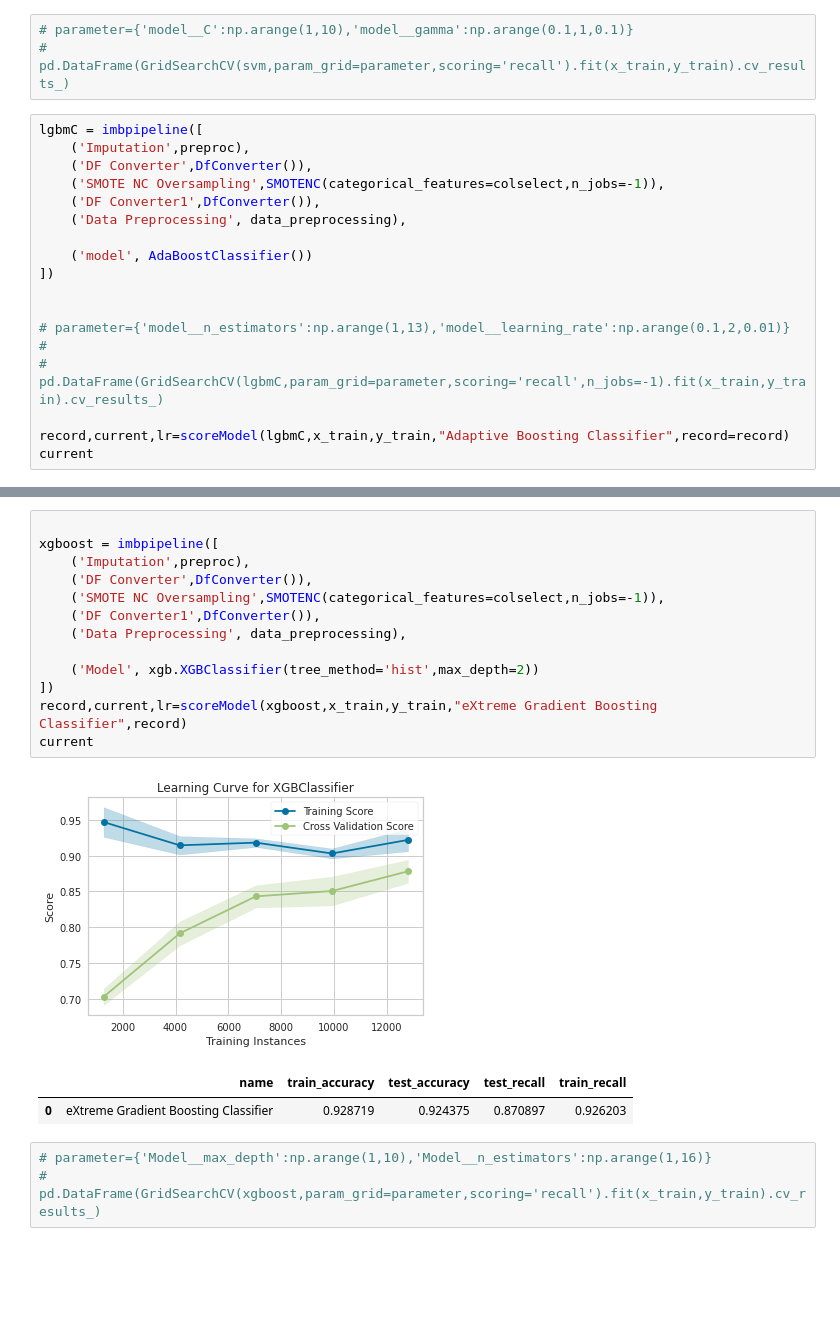
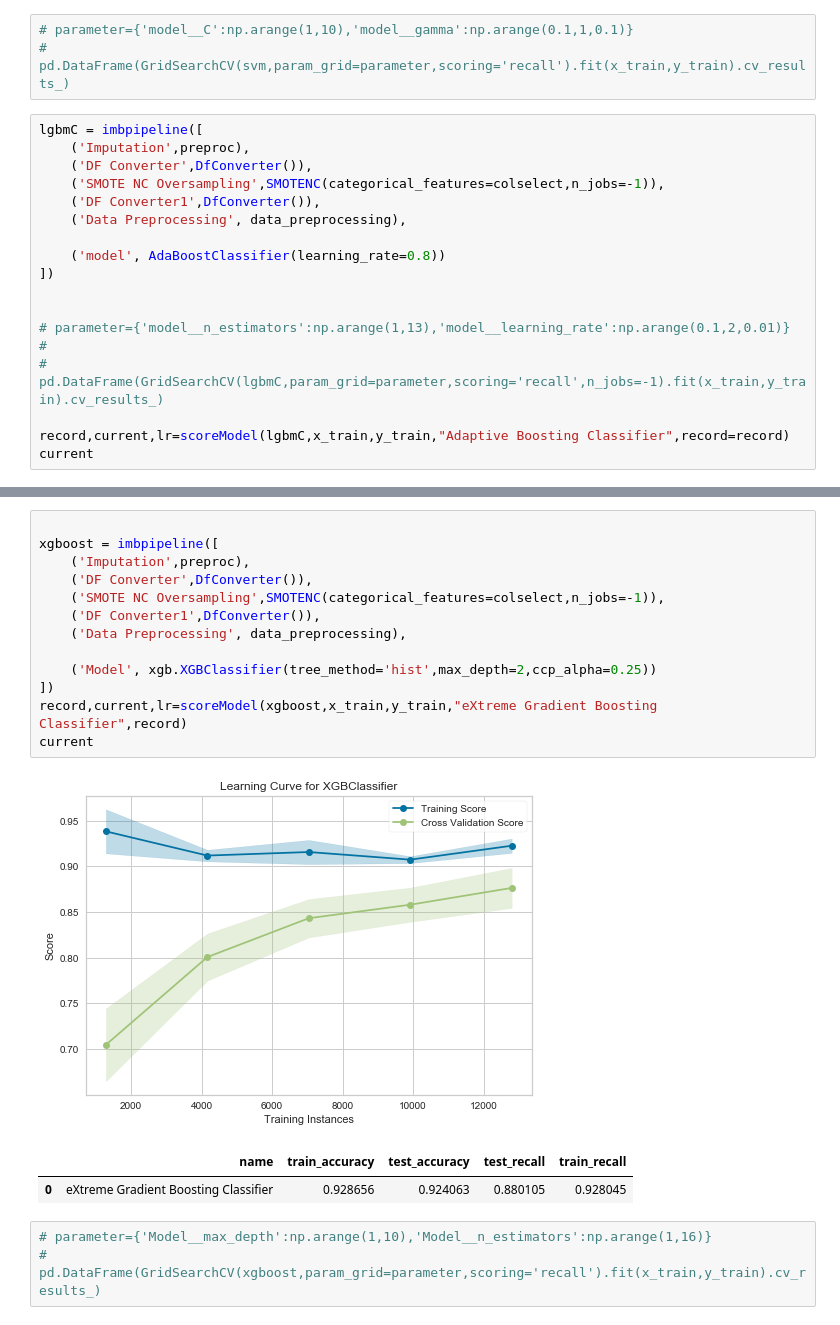
Before and after one commit to zhuofan-16/Machine_Failure_Prediction, a Jupyter notebook: Machine_Classification.ipynb, the cells around one changed output, grey strips where cells are left out. Saved outputs shown, nothing was run; the diff lists cells and outputs as text; blank space fills up the shorter version.

```diff
--- a/Machine_Classification.ipynb
+++ b/Machine_Classification.ipynb
@@ -592,7 +581,7 @@ lgbmC = imbpipeline([
     ('DF Converter1',DfConverter()),
     ('Data Preprocessing', data_preprocessing),
 
-    ('model', AdaBoostClassifier())
+    ('model', AdaBoostClassifier(learning_rate=0.8))
 ])
 
 
@@ -609,20 +598,20 @@ current
 # %%
 
 xgboost = imbpipeline([
     ('Imputation',preproc),
     ('DF Converter',DfConverter()),
     ('SMOTE NC Oversampling',SMOTENC(categorical_features=colselect,n_jobs=-1)),
     ('DF Converter1',DfConverter()),
     ('Data Preprocessing', data_preprocessing),
 
-    ('Model', xgb.XGBClassifier(tree_method='hist',max_depth=2))
+    ('Model', xgb.XGBClassifier(tree_method='hist',max_depth=2,ccp_alpha=0.25))
 ])
 record,current,lr=scoreModel(xgboost,x_train,y_train,"eXtreme Gradient Boosting Classifier",record)
 current
 # %% [output]
-[figure, old version]
+[figure, new version]
 |  | name | train_accuracy | test_accuracy | test_recall | train_recall |
-| 0 | eXtreme Gradient Boosting Classifier | 0.928719 | 0.924375 | 0.870897 | 0.926203 |
+| 0 | eXtreme Gradient Boosting Classifier | 0.928656 | 0.924063 | 0.880105 | 0.928045 |
 # %%
 # parameter={'Model__max_depth':np.arange(1,10),'Model__n_estimators':np.arange(1,16)}
 # pd.DataFrame(GridSearchCV(xgboost,param_grid=parameter,scoring='recall').fit(x_train,y_train).cv_results_)
```
Also changed, not shown: parts of 26 cells of this notebook.
